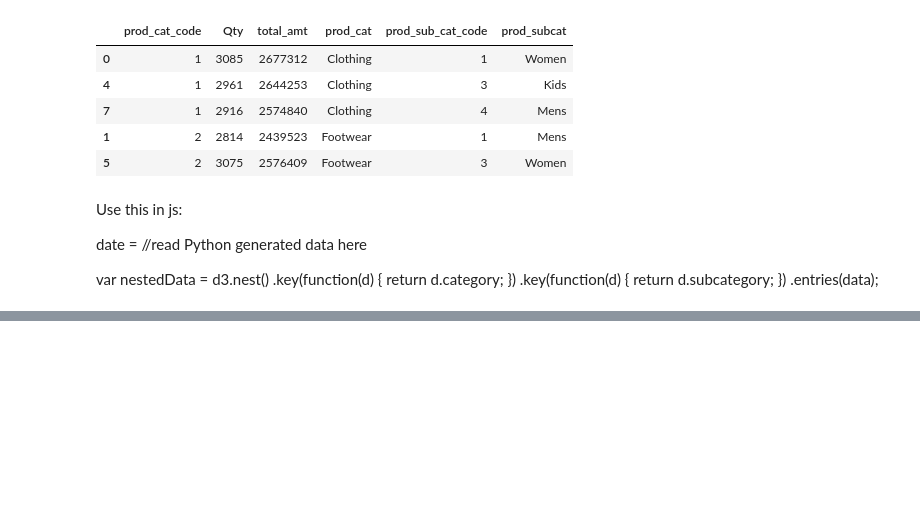
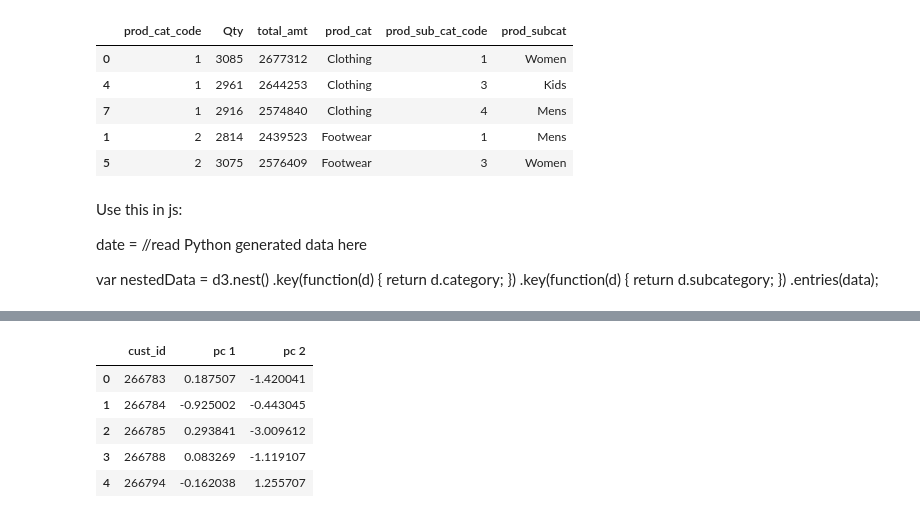
Before and after one commit to AlessandraMonaco/Visual-Analytics, a Jupyter notebook: src/app.ipynb, the cells around one changed output, grey strips where cells are left out. Saved outputs shown, nothing was run; the diff lists cells and outputs as text; code cells hidden in the pictures; blank space fills up the shorter version.

```diff
--- a/src/app.ipynb
+++ b/src/app.ipynb
@@ -97,0 +151,8 @@ var nestedData = d3.nest()
+# %%
+# Separating out the features
+x = gr_data.loc[:, features].values
+print(x)
+
+# Standardizing the features
+x = StandardScaler().fit_transform(x)
+print(x)
@@ -97,0 +180,14 @@ var nestedData = d3.nest()
+# %%
+#Applying PCA
+pca = PCA(n_components=2)
+principalComponents = pca.fit_transform(x) #vector of principal components for each cust_id
+principalDf = pd.DataFrame(data = principalComponents, columns = ['pc 1', 'pc 2'])
+principalDf = pd.concat([gr_data['cust_id'], principalDf], axis = 1)
+principalDf.head()
+# %% [output]
+|  | cust_id | pc 1 | pc 2 |
+| 0 | 266783 | 0.187507 | -1.420041 |
+| 1 | 266784 | -0.925002 | -0.443045 |
+| 2 | 266785 | 0.293841 | -3.009612 |
+| 3 | 266788 | 0.083269 | -1.119107 |
+| 4 | 266794 | -0.162038 | 1.255707 |
```
Also changed, not shown: parts of 11 cells of this notebook, 8 other files.
